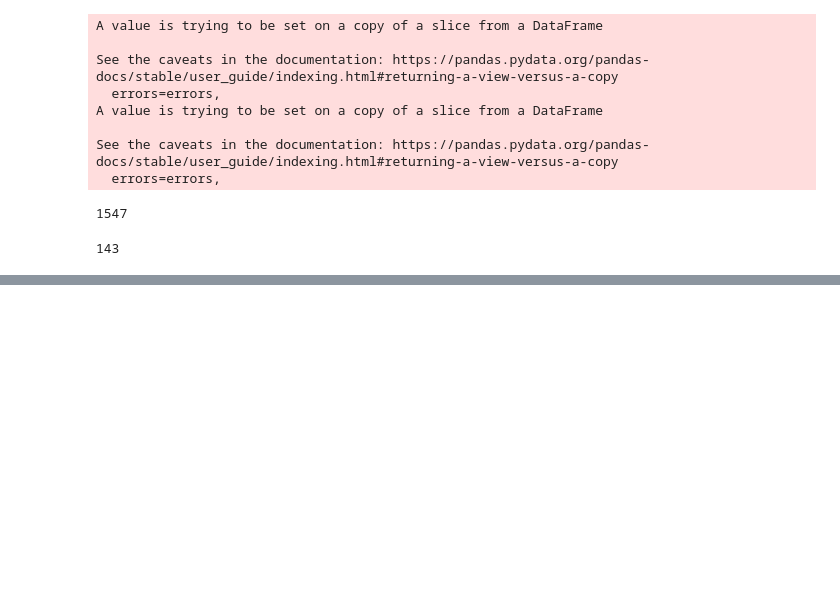
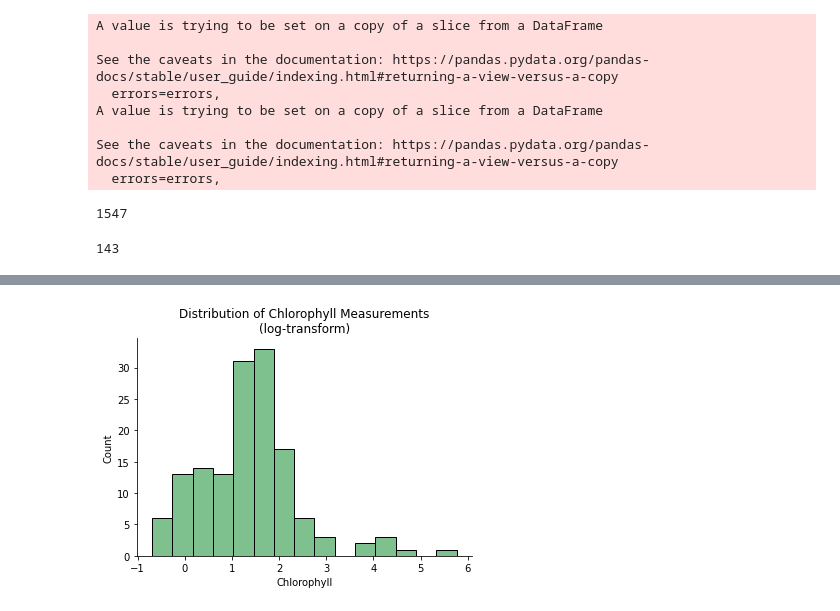
Before and after one commit to BostonTLee/undergrad-algae-trees, a Jupyter notebook: plots.ipynb, the cells around one changed output, grey strips where cells are left out. Drawn from its saved outputs; the diff is of its cells as text; code cells hidden in the pictures; blank space fills up the shorter version.

```diff
--- a/plots.ipynb
+++ b/plots.ipynb
@@ -60 +73,12 @@ df['chlorophyll'] = np.log(df['chlorophyll'])
+# %%
+df['chlorophyll'] = np.log(df['chlorophyll'])
+
+sb.histplot(df['chlorophyll'], color='xkcd:algae', bins=15)
+sb.despine()
+plt.xlabel('Chlorophyll')
+plt.title('Distribution of Chlorophyll Measurements\n(log-transform)')
+plt.savefig('figures/log_chloro_hist.png', dpi=200, bbox_inches='tight')
+plt.show()
+# %% [output]
+[figure, added]
 # %%
```
Also changed, not shown: parts of 13 cells of this notebook.
